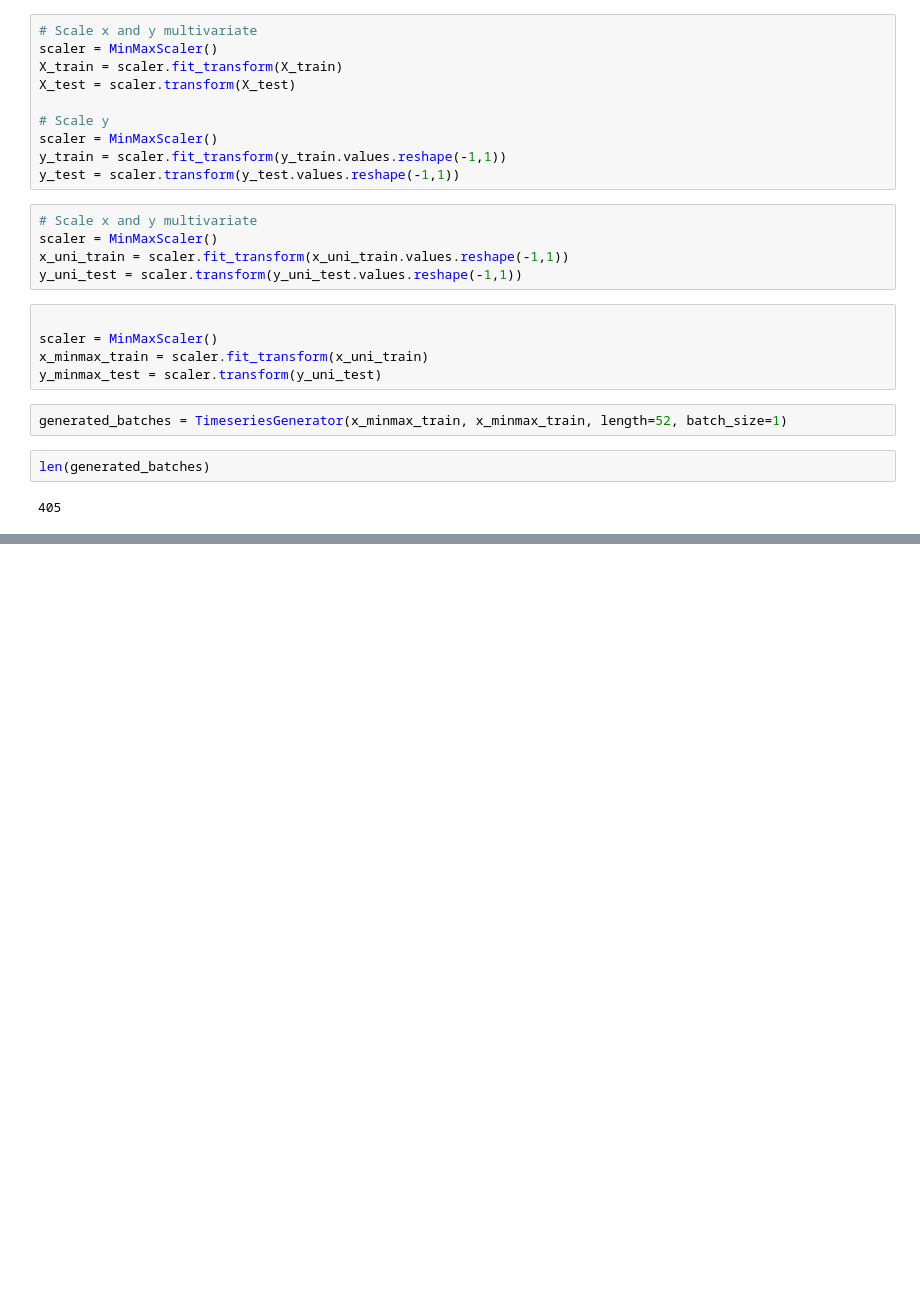
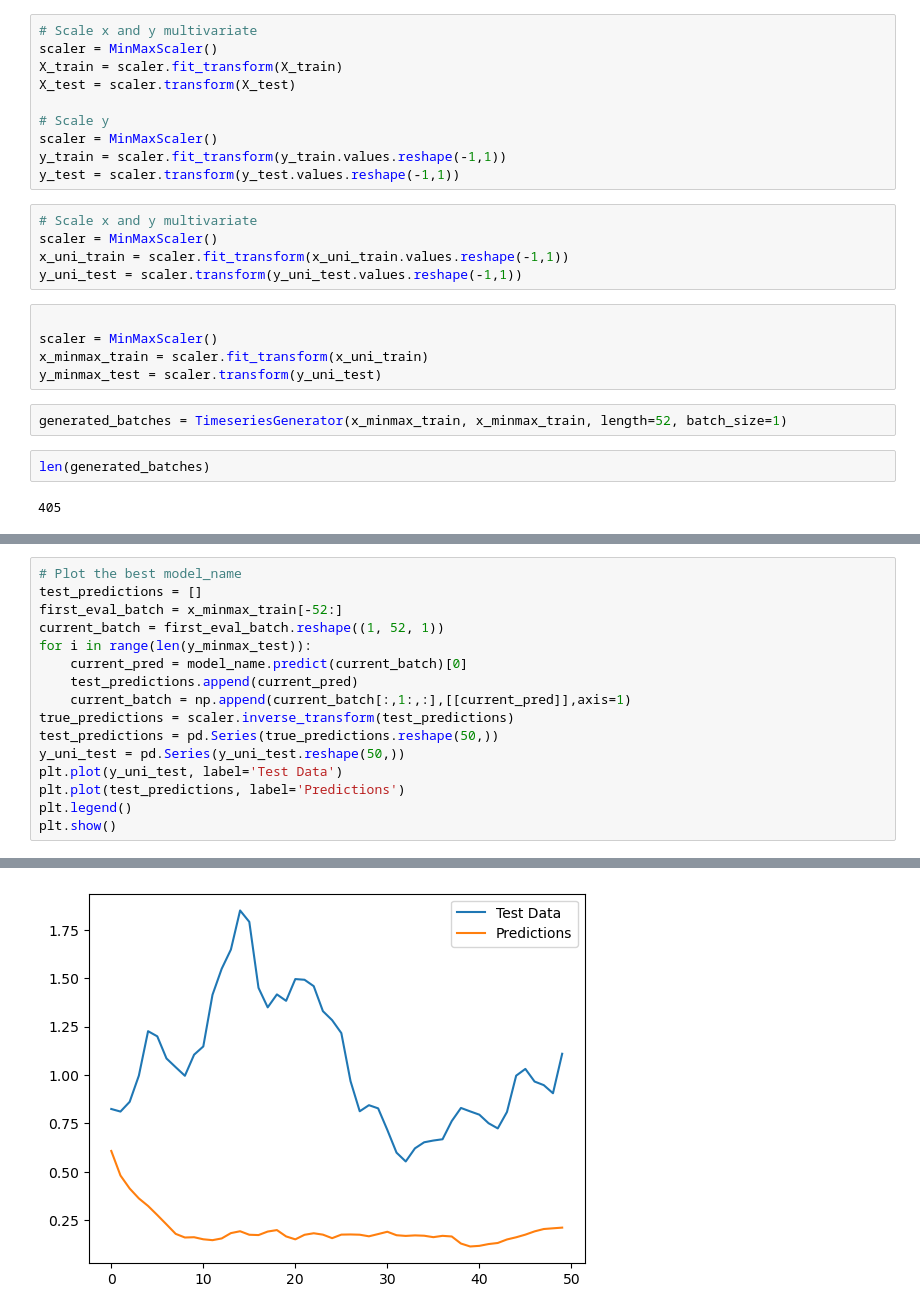
Before and after one commit to BachelorLaks/bachelor2023, a Jupyter notebook: data/Tensorflow.ipynb, the cells around one changed output, grey strips where cells are left out. Drawn from its saved outputs; the diff is of its cells as text; blank space fills up the shorter version.

```diff
--- a/data/Tensorflow.ipynb
+++ b/data/Tensorflow.ipynb
@@ -159,0 +447,17 @@ Test RMSE: 0.386
+# %%
+# Plot the best model_name
+test_predictions = []
+first_eval_batch = x_minmax_train[-52:]
+current_batch = first_eval_batch.reshape((1, 52, 1))
+for i in range(len(y_minmax_test)):
+    current_pred = model_name.predict(current_batch)[0]
+    test_predictions.append(current_pred)
+    current_batch = np.append(current_batch[:,1:,:],[[current_pred]],axis=1)
+true_predictions = scaler.inverse_transform(test_predictions)
+test_predictions = pd.Series(true_predictions.reshape(50,))
+y_uni_test = pd.Series(y_uni_test.reshape(50,))
+plt.plot(y_uni_test, label='Test Data')
+plt.plot(test_predictions, label='Predictions')
+plt.legend()
+plt.show()
+# %% [output]
@@ -159,0 +481 @@ Test RMSE: 0.386
+[figure, added]
```
Also changed, not shown: parts of 19 cells of this notebook.
